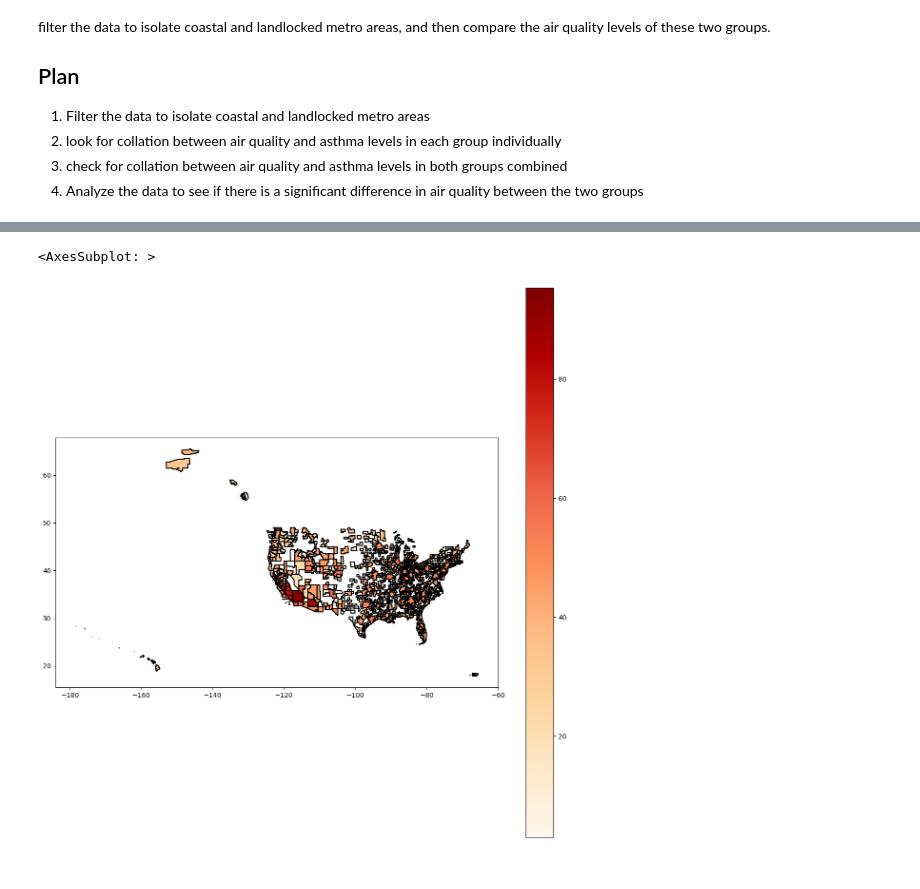
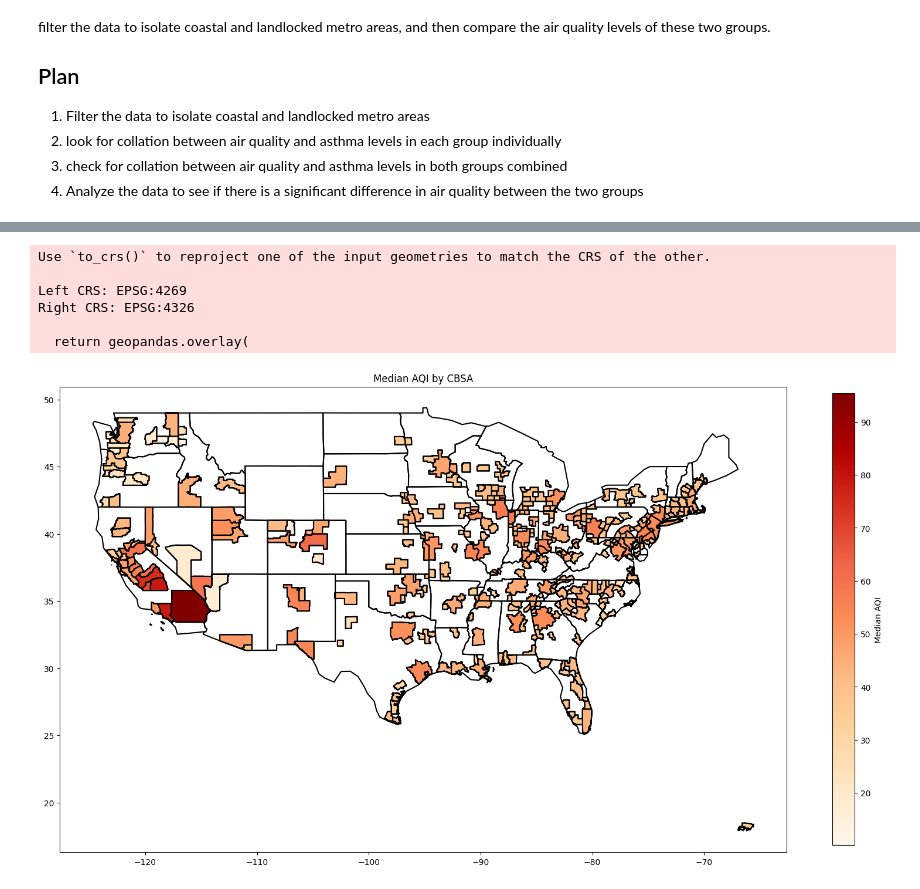
Before and after one commit to ubco-W2022T2-data301/project-group-group04, a Jupyter notebook: analysis/analysis2.ipynb, the cells around one changed output, grey strips where cells are left out. Drawn from its saved outputs; the diff is of its cells as text; code cells hidden in the pictures.

```diff
--- a/analysis/analysis2.ipynb
+++ b/analysis/analysis2.ipynb
@@ -50,9 +50,10 @@ concentration = pd.concat(pd.read_csv(f"../data/raw/annual_conc_by_monitor_{year
 combined = concentration.merge(
     aqi, how="inner", left_on=["Year", "CBSA Name"], right_on=["Year", "CBSA"]
 ).drop(columns=["CBSA"])
-map = gpd.read_file("./ungraded/cb_2018_us_cbsa_500k/cb_2018_us_cbsa_500k.shp")
-conbycdsa = combined.groupby(["CBSA Name"])["Median AQI"].mean()
-mapcon= map.merge(conbycdsa, how="left", left_on="NAME", right_on=conbycdsa.index)
+map = gpd.read_file("../data/raw/cb_2018_us_cbsa_500k/cb_2018_us_cbsa_500k.shp")
+conbycdsa = combined.groupby(["CBSA Name"])[["Median AQI","Max AQI","90th Percentile AQI"]].mean()
+mapcon= map.merge(conbycdsa, how="inner", left_on="NAME", right_on=conbycdsa.index)
+mapcon.dropna(inplace=True)
 # mapcon.drop(columns=["CSAFP",
 #         "State Code",
 #         "County Code",
@@ -123,6 +123,13 @@ sns.barplot(data=eda, x="Median AQI", y=eda.index, hue="Landlocked")
 # %%
-ax = mapcon.boundary.plot(figsize=(15, 15), color="black")
-mapcon.plot(ax=ax, column="Median AQI", cmap="OrRd", legend=True)
+shapedata: gpd.GeoDataFrame = gpd.read_file(gplt.datasets.get_path("contiguous_usa"))
+mappoly = mapcon.overlay(shapedata, how="union")
+ax = mappoly.boundary.plot(figsize=(20, 20), color="black")
+mappoly.plot(ax=ax, column="Median AQI", cmap="OrRd", legend=True, legend_kwds={'label': "Median AQI", 'shrink': 0.5}).title.set_text("Median AQI by CBSA")
 # %% [output]
-<AxesSubplot: >
+Use `to_crs()` to reproject one of the input geometries to match the CRS of the other.
+
+Left CRS: EPSG:4269
+Right CRS: EPSG:4326
+
+  return geopandas.overlay(
-[figure, old version]
+[figure, new version]
```
Also changed, not shown: parts of 3 cells of this notebook.
